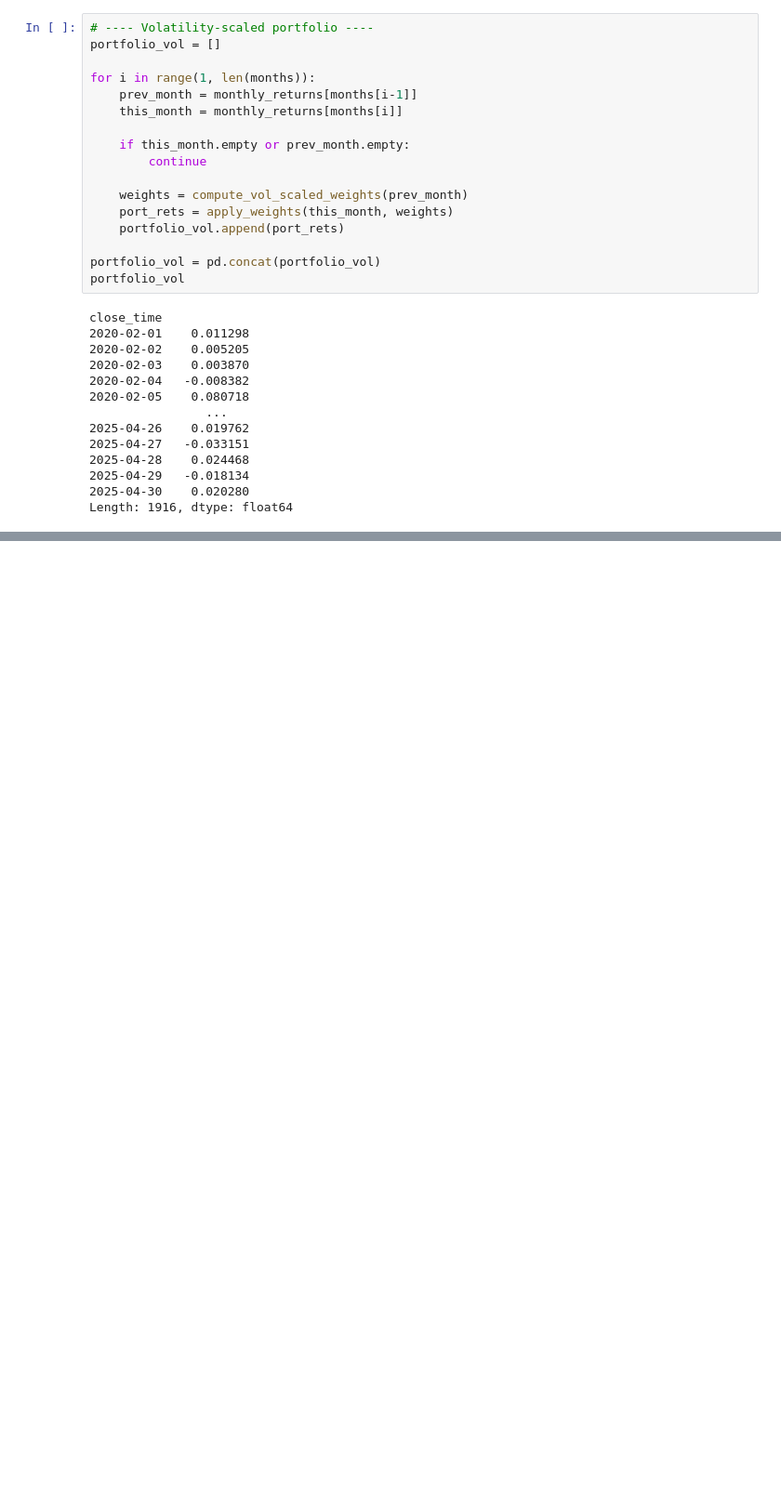
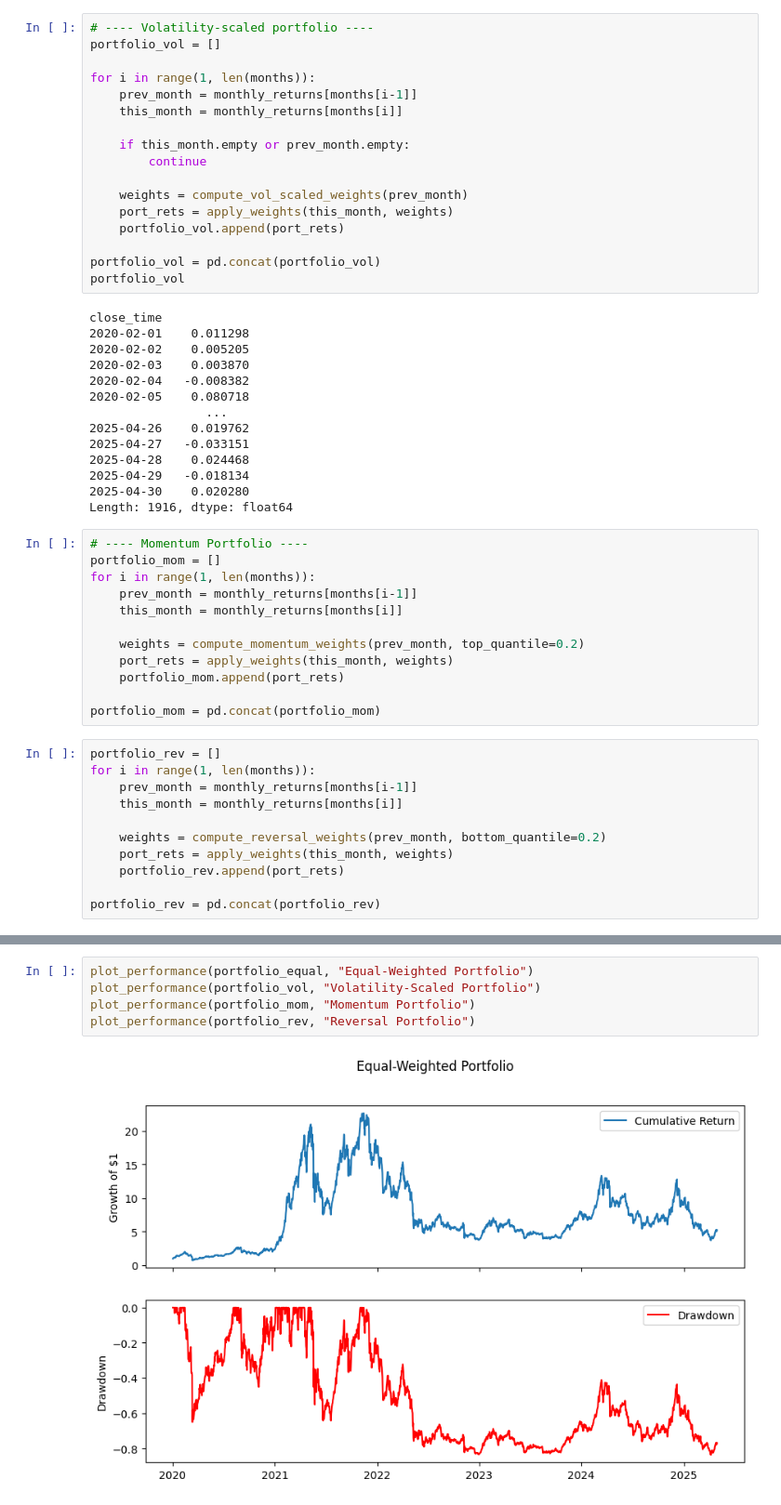
Before and after one commit to lilitmaralyan/crypto_portfolio_project, a Jupyter notebook: notebooks/02_portfolio_construction.ipynb, the cells around one changed output, grey strips where cells are left out. Shown at 93% size. Cells and saved outputs as stored; diff of their text form; blank space fills up the shorter version.

Commit message:
add momentum and reversal weights

```diff
--- a/notebooks/02_portfolio_construction.ipynb
+++ b/notebooks/02_portfolio_construction.ipynb
@@ -98,3 +106,26 @@ close_time
 2025-04-29   -0.018134
 2025-04-30    0.020280
 Length: 1916, dtype: float64
+# %%
+# ---- Momentum Portfolio ----
+portfolio_mom = []
+for i in range(1, len(months)):
+    prev_month = monthly_returns[months[i-1]]
+    this_month = monthly_returns[months[i]]
+
+    weights = compute_momentum_weights(prev_month, top_quantile=0.2)
+    port_rets = apply_weights(this_month, weights)
+    portfolio_mom.append(port_rets)
+
+portfolio_mom = pd.concat(portfolio_mom)
+# %%
+portfolio_rev = []
+for i in range(1, len(months)):
+    prev_month = monthly_returns[months[i-1]]
+    this_month = monthly_returns[months[i]]
+
+    weights = compute_reversal_weights(prev_month, bottom_quantile=0.2)
+    port_rets = apply_weights(this_month, weights)
+    portfolio_rev.append(port_rets)
+
+portfolio_rev = pd.concat(portfolio_rev)
@@ -100,0 +174,7 @@ Length: 1916, dtype: float64
+# %%
+plot_performance(portfolio_equal, "Equal-Weighted Portfolio")
+plot_performance(portfolio_vol, "Volatility-Scaled Portfolio")
+plot_performance(portfolio_mom, "Momentum Portfolio")
+plot_performance(portfolio_rev, "Reversal Portfolio")
+# %% [output]
+[figure, added]
```
Also changed, not shown: parts of 6 cells of this notebook, 1 other file.
